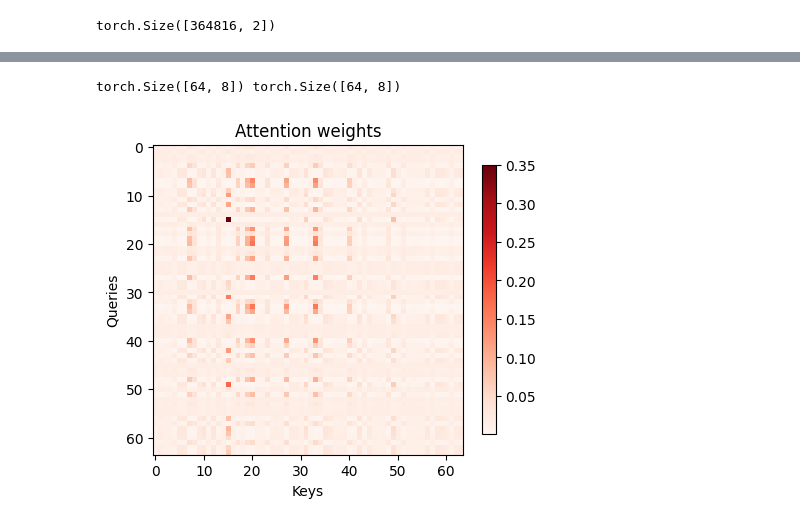
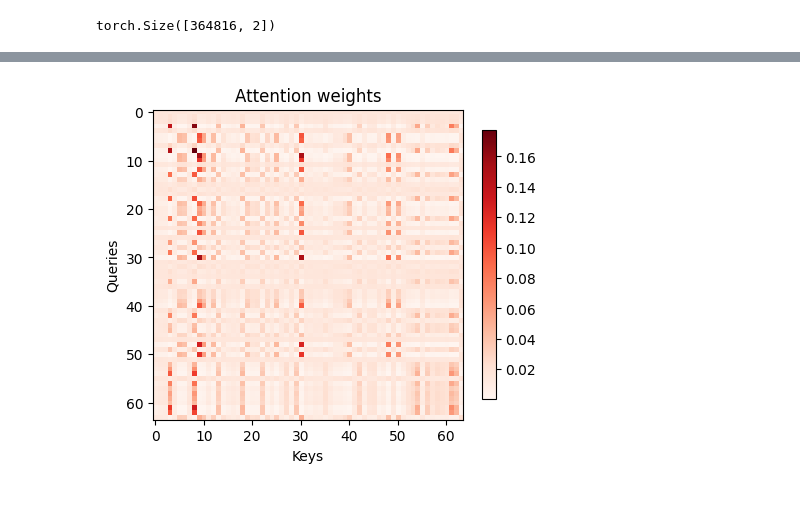
Before and after one commit to donglinkang2021/SimpleAttention, a Jupyter notebook: plane-dev3.ipynb, the cells around one changed output, grey strips where cells are left out. Saved outputs shown, nothing was run; the diff lists cells and outputs as text; code cells hidden in the pictures.

```diff
--- a/plane-dev3.ipynb
+++ b/plane-dev3.ipynb
@@ -55,19 +55,16 @@ plt.show()
 # %%
 from torch.nn import functional as F
 import math
 from draw import show_attention
 for x, y in plane_att_n_batchs.valloader:
     x = plane_att_n_batchs.model.embed(x)
-    q, k, v = plane_att_n_batchs.model.c_attn(x).split(plane_att_n_batchs.n_embd, dim=-1)
-    print(q.shape, k.shape)
-    wei = q @ k.transpose(-2, -1) / math.sqrt(plane_att_n_batchs.n_embd)
+    wei = x @ x.transpose(-2, -1) / math.sqrt(plane_att_n_batchs.n_embd)
     wei = F.softmax(wei, dim=-1)
     # print(wei.shape)
     show_attention(wei.detach().numpy())
     break
 # %% [output]
-torch.Size([64, 8]) torch.Size([64, 8])
-[figure, old version]
+[figure, new version]
 # %%
 from draw import show_attention_batch
 from einops import rearrange
```
Also changed, not shown: parts of 3 cells of this notebook, 1 other file.
